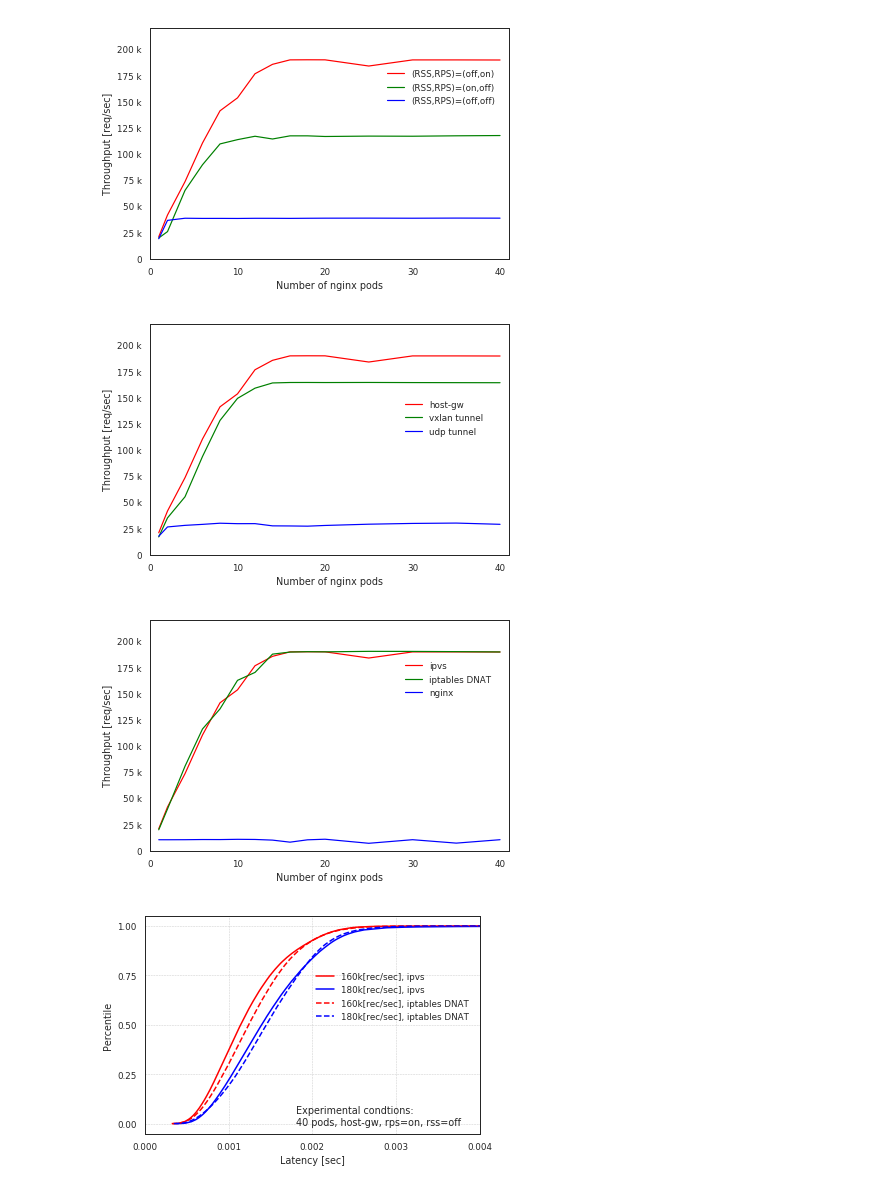
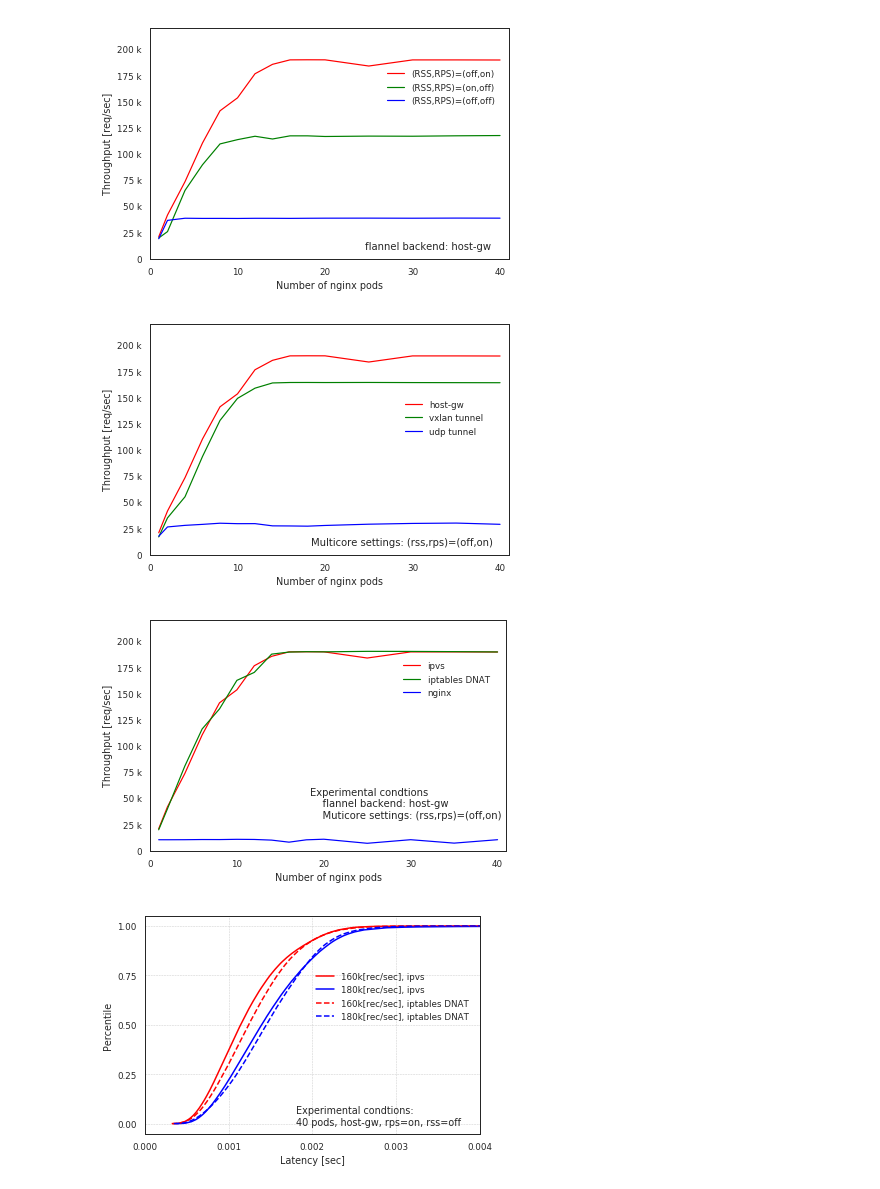
Before and after one commit to ktaka-ccmp/kube-lb-bench, a Jupyter notebook: PHD_THESIS.ipynb, the cells around one changed output. Cells and saved outputs as stored; diff of their text form; code cells hidden in the pictures.

```diff
--- a/PHD_THESIS.ipynb
+++ b/PHD_THESIS.ipynb
@@ -52,14 +52,15 @@ ax1.set_ylim(0,220000)
 ax1.set_xlabel('Number of nginx pods')
 ax1.set_ylabel('Throughput [req/sec]')
 ax1.yaxis.set_major_formatter(FuncFormatter(y_fmt))
-#ax1.set_title('(a) host-gw mode\n',y=-0.3)
 
 ax1.legend(frameon=False,loc=(0.65,0.65))
+# ax1.text(0.45,0.04,'Experimental condtions:\n host-gw, (rss,rps)=(off,on)',transform=ax1.transAxes)
+ax1.text(0.6,0.04,'flannel backend: host-gw',transform=ax1.transAxes)
 
 fig.tight_layout()  # タイトルとラベルが被るのを解消
-plt.savefig('PHD_THESIS_FIGS/ipvs_mcore_proccessing.png', bbox_inches="tight", dpi=1200)
+plt.savefig('PHD_THESIS_FIGS/ipvs_mcore_proccessing.png', bbox_inches="tight", dpi=600)
 # %% [output]
-[figure, old version]
+[figure, new version]
 # %%
 import numpy as np
 import pandas as pd
@@ -115,11 +116,12 @@ ax1.yaxis.set_major_formatter(FuncFormatter(y_fmt))
 #ax1.set_title('(a) host-gw mode\n',y=-0.3)
 
 ax1.legend(frameon=False,loc=(0.7,0.5))
+ax1.text(0.45,0.04,'Multicore settings: (rss,rps)=(off,on)',transform=ax1.transAxes)
 
 fig.tight_layout()  # タイトルとラベルが被るのを解消
-plt.savefig('PHD_THESIS_FIGS/ipvs_flannel_mode.png', bbox_inches="tight", dpi=1200)
+plt.savefig('PHD_THESIS_FIGS/ipvs_flannel_mode.png', bbox_inches="tight", dpi=600)
 # %% [output]
-[figure, old version]
+[figure, new version]
 # %%
 import numpy as np
 import pandas as pd
@@ -150,35 +152,39 @@ def y_fmt(y, pos):
                 #return y
     return y
 
 sns.set_style("white")
 sns.set_context("paper")
 
 get_ipython().magic('matplotlib inline')
 
 fig = plt.figure(figsize=(6, 4))
 
 ax1 = fig.add_subplot(111)
 
 df1 = np.loadtxt("Kuruwa/24th_try/rss_rps_rfs_0_1_0/ipvs_cpu16_0.csv", delimiter=',', unpack=True, skiprows=1)
 df2 = np.loadtxt("Kuruwa/27th_try/rss_rps_rfs_0_1_0/proxy_cpu16_0.csv", delimiter=',', unpack=True, skiprows=1)
 df3 = np.loadtxt("Kuruwa/29th_try/rss_rps_rfs_0_1_0/nginx_cpu16_0.csv", delimiter=',', unpack=True, skiprows=1)
 ax1.plot(*df1, color='r', label='ipvs')
 ax1.plot(*df2, color='g', label='iptables DNAT')
 ax1.plot(*df3, color='b', label='nginx')
 ax1.set_xticks(np.arange(0, 41, 10))
 ax1.set_xlim(0,41)
 ax1.set_ylim(0,220000)
 ax1.set_xlabel('Number of nginx pods')
 ax1.set_ylabel('Throughput [req/sec]')
 ax1.yaxis.set_major_formatter(FuncFormatter(y_fmt))
 #ax1.set_title('host-gw mode\n',y=-0.2)
 
+ax1.text(0.45,0.14,'Experimental condtions\n\
+    flannel backend: host-gw \n\
+    Muticore settings: (rss,rps)=(off,on)',transform=ax1.transAxes)
+
 ax1.legend(frameon=False,loc=(0.70,0.65))
 
 fig.tight_layout()  # タイトルとラベルが被るのを解消
-plt.savefig('PHD_THESIS_FIGS/ipvs-iptables-nginx.png', bbox_inches="tight", dpi=1200)
+plt.savefig('PHD_THESIS_FIGS/ipvs-iptables-nginx.png', bbox_inches="tight", dpi=600)
 # %% [output]
-[figure, old version]
+[figure, new version]
 # %%
 import numpy as np
 import pandas as pd
```
Also changed, not shown: parts of 10 cells of this notebook, 13 other files.
